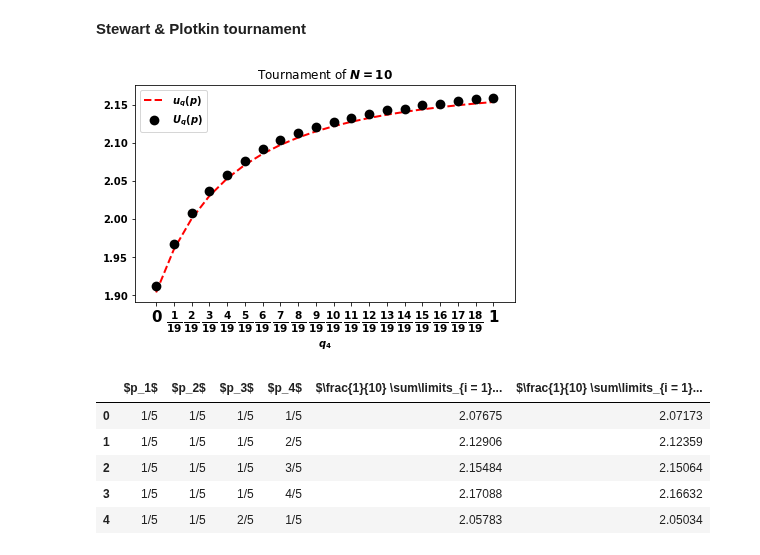
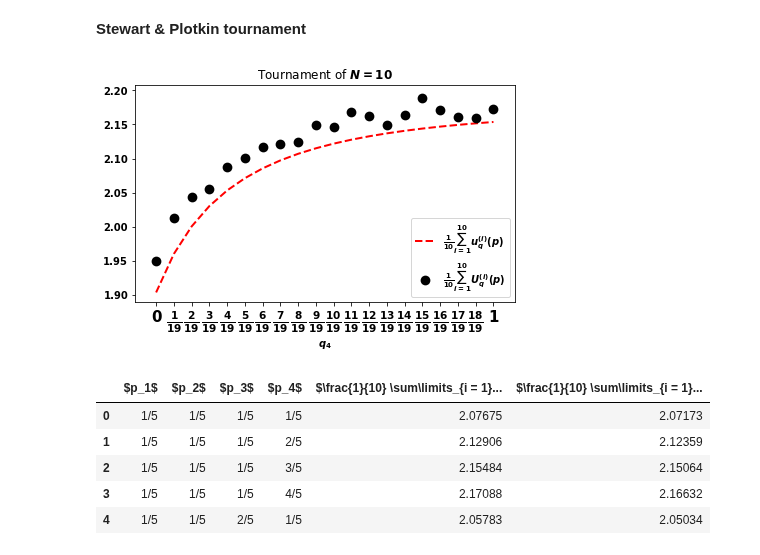
Before and after one commit to Nikoleta-v3/Memory-size-in-the-prisoners-dilemma, a Jupyter notebook: nbs/1. Utility and Best responses to memory-one players.ipynb, the cells around one changed output. Saved outputs shown, nothing was run; the diff lists cells and outputs as text; code cells hidden in the pictures.

```diff
--- a/nbs/1. Utility and Best responses to memory-one players.ipynb
+++ b/nbs/1. Utility and Best responses to memory-one players.ipynb
@@ -266,7 +266,7 @@ ps = [(1 / 3, 1 / 3, 1 / 3, i) for i in np.linspace(0, 1, 20)]
 simulated_scores = []
 for player in ps:
     score = opt_mo.simulate_tournament_utility(
-        player, transitions, turns=1000, repetitions=2000
+        player, transitions, turns=100, repetitions=20
     )
     simulated_scores.append(score)
 # %%
@@ -280,36 +280,36 @@ plt.plot(
     theoretical_values,
     linestyle="--",
     color="red",
     linewidth=2,
     zorder=1,
-    label="$u_q(p)$",
+    label=r"$\frac{1}{10} \sum_{i = 1} ^ {10} u_q^{(i)} (p)$",
 )
 plt.scatter(
     range(len(simulated_scores)),
     simulated_scores,
     marker="o",
     s=60,
     color="black",
     zorder=2,
-    label="$U_q(p)$",
+    label=r"$\frac{1}{10} \sum_{i = 1} ^ {10} U_q^{(i)} (p)$",
     linewidth="2",
 )
 plt.legend()
 
 plt.title("Tournament of $N=10$"), plt.legend()
 
 xlabels = [str(Fraction(i).limit_denominator()) for i in np.linspace(0, 1, 20)]
 xlabels[1:-1] = [
     r"$\frac{" + i.split("/")[0] + "}{" + i.split("/")[1] + "}$" for i in xlabels[1:-1]
 ]
 
 plt.xticks(
     range(len(theoretical_values)), xlabels, rotation=0, fontsize=15
 ), plt.xlabel(r"$q_4$")
 
 plt.savefig("../img/Stewart_tournament_results.pdf", bbox_inches="tight")
 # %% [output]
-[figure, old version]
+[figure, new version]
 # %%
 players = [[Fraction(p[i]).limit_denominator() for p in ps] for i in range(4)]
 # %%
```
Also changed, not shown: parts of 2 cells of this notebook, 13 other files.
